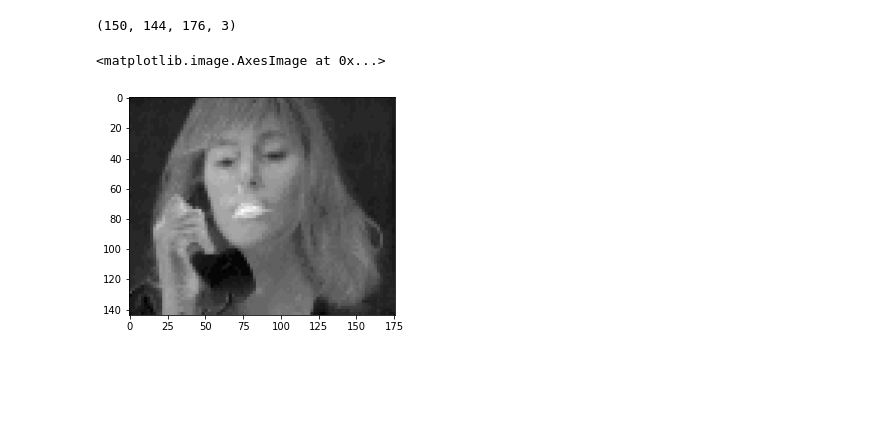
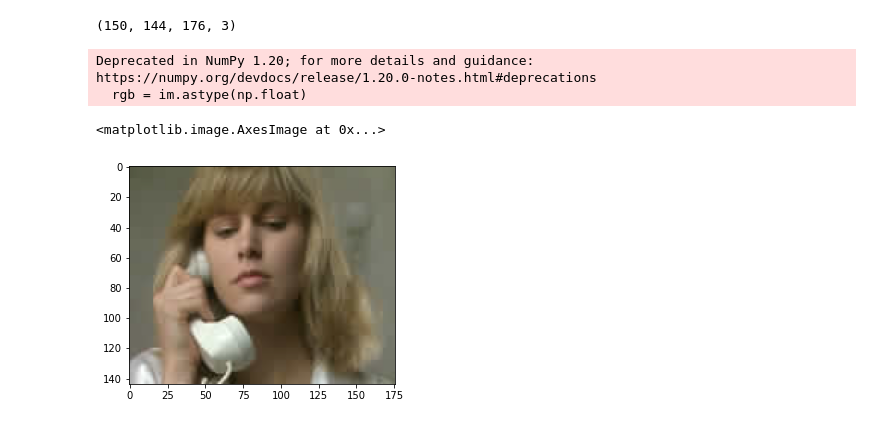
Before and after one commit to farhadhsn8/mpeg2-video-coding, a Jupyter notebook: i.ipynb, the cells around one changed output. Saved outputs shown, nothing was run; the diff lists cells and outputs as text; code cells hidden in the pictures; blank space fills up the shorter version.

Commit message:
complete coding and decoding Iframe

```diff
--- a/i.ipynb
+++ b/i.ipynb
@@ -33,16 +59,0 @@ class encoder:
-# %%
-class decoder:
-    def __init__(self):
-        print('hi')
-
-    def func1(self):
-        print('hi')
-
-    def ycbcr2rgb(im):
-        xform = np.array([[1, 0, 1.402], [1, -0.34414, -.71414], [1, 1.772, 0]])
-        rgb = im.astype(np.float)
-        rgb[:,:,[1,2]] -= 128
-        rgb = rgb.dot(xform.T)
-        np.putmask(rgb, rgb > 255, 255)
-        np.putmask(rgb, rgb < 0, 0)
-        return np.uint8(rgb)
@@ -62,10 +142,18 @@ print(raw_suzie.shape)
 (150, 144, 176, 3)
 # %%
 enc = encoder(raw_suzie  , 16)
+codedd = enc.iframe_coding()
 
-a = enc.rgb2ycbcr(raw_suzie[0])
+# a = enc.rgb2ycbcr(raw_suzie[0])
+# %%
+decoder1 = decoder(targetSize=(144,176))
+
+decodedIframe = decoder1.iframe_decoding(codedd)
+# %% [output]
+Deprecated in NumPy 1.20; for more details and guidance: https://numpy.org/devdocs/release/1.20.0-notes.html#deprecations
+  rgb = im.astype(np.float)
 # %%
-plt.imshow(a[2], cmap="gray")
+plt.imshow(decodedIframe, cmap="gray")
 # %% [output]
 <matplotlib.image.AxesImage at 0x...>
-[figure, old version]
+[figure, new version]
```
Also changed, not shown: parts of 3 cells of this notebook.
